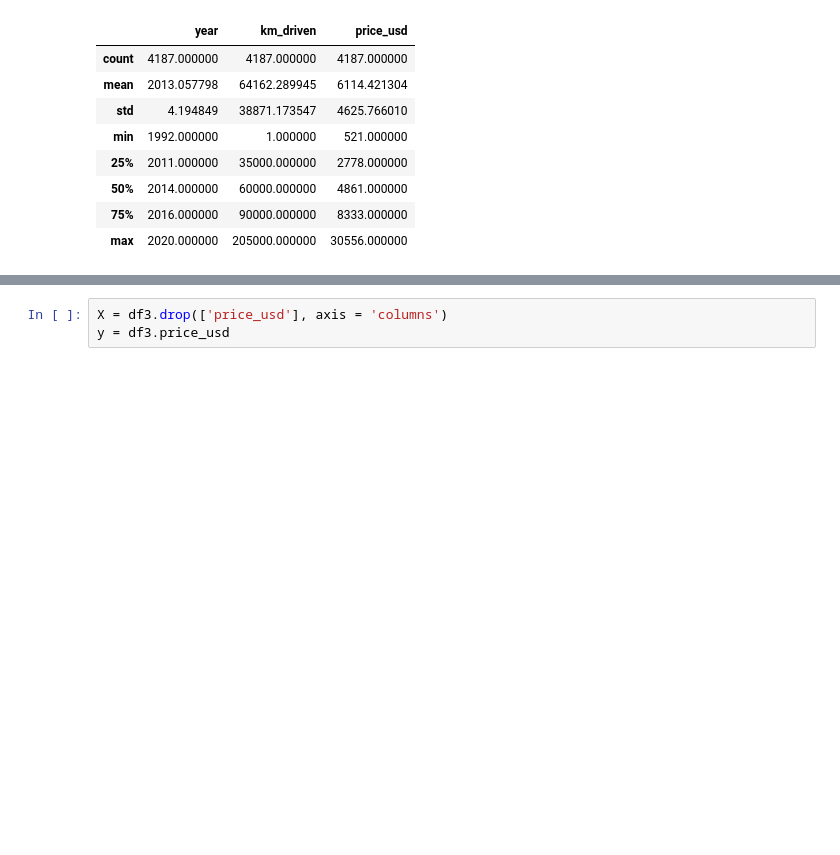
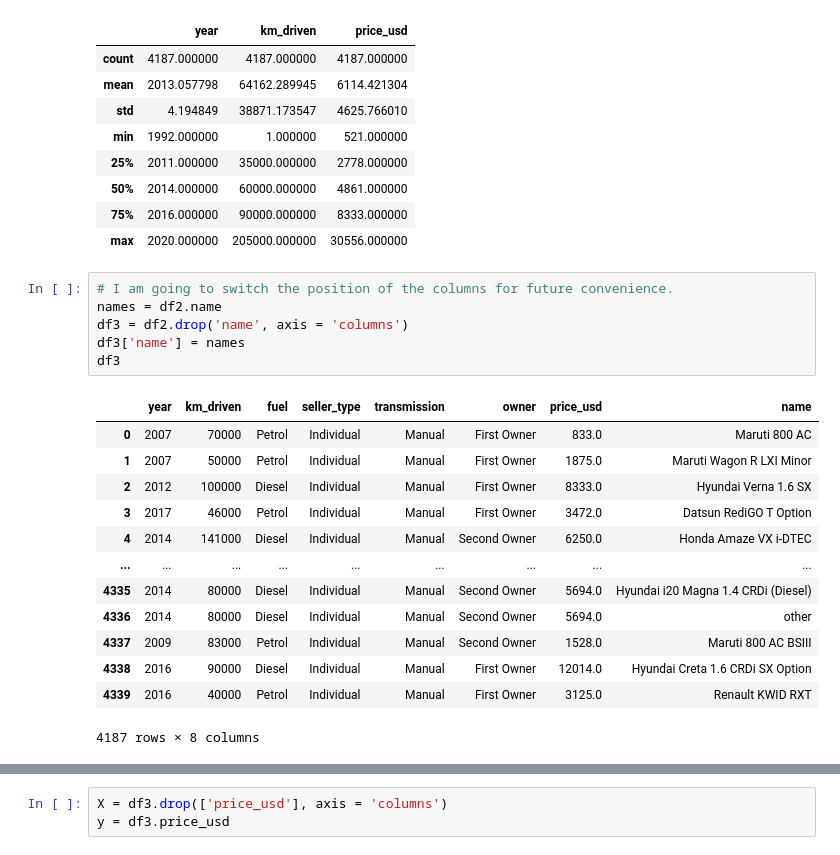
Before and after one commit to juanmir227/ML-DL, a Jupyter notebook: Portfolio Projects/Regression/model/prices.ipynb, the cells around one changed output, grey strips where cells are left out. Drawn from its saved outputs; the diff is of its cells as text; blank space fills up the shorter version.

```diff
--- a/Portfolio Projects/Regression/model/prices.ipynb
+++ b/Portfolio Projects/Regression/model/prices.ipynb
@@ -195,5 +195,25 @@ df2.describe()
 | 50% | 2014.000000 | 60000.000000 | 4861.000000 |
 | 75% | 2016.000000 | 90000.000000 | 8333.000000 |
 | max | 2020.000000 | 205000.000000 | 30556.000000 |
+# %%
+# I am going to switch the position of the columns for future convenience.
+names = df2.name
+df3 = df2.drop('name', axis = 'columns')
+df3['name'] = names
+df3
+# %% [output]
+|  | year | km_driven | fuel | seller_type | transmission | owner | price_usd | name |
+| 0 | 2007 | 70000 | Petrol | Individual | Manual | First Owner | 833.0 | Maruti 800 AC |
+| 1 | 2007 | 50000 | Petrol | Individual | Manual | First Owner | 1875.0 | Maruti Wagon R LXI Minor |
+| 2 | 2012 | 100000 | Diesel | Individual | Manual | First Owner | 8333.0 | Hyundai Verna 1.6 SX |
+| 3 | 2017 | 46000 | Petrol | Individual | Manual | First Owner | 3472.0 | Datsun RediGO T Option |
+| 4 | 2014 | 141000 | Diesel | Individual | Manual | Second Owner | 6250.0 | Honda Amaze VX i-DTEC |
+| ... | ... | ... | ... | ... | ... | ... | ... | ... |
+| 4335 | 2014 | 80000 | Diesel | Individual | Manual | Second Owner | 5694.0 | Hyundai i20 Magna 1.4 CRDi (Diesel) |
+| 4336 | 2014 | 80000 | Diesel | Individual | Manual | Second Owner | 5694.0 | other |
+| 4337 | 2009 | 83000 | Petrol | Individual | Manual | Second Owner | 1528.0 | Maruti 800 AC BSIII |
+| 4338 | 2016 | 90000 | Diesel | Individual | Manual | First Owner | 12014.0 | Hyundai Creta 1.6 CRDi SX Option |
+| 4339 | 2016 | 40000 | Petrol | Individual | Manual | First Owner | 3125.0 | Renault KWID RXT |
+4187 rows × 8 columns
 # %%
 # I shall now begin working on the features to improve the accuracy of my model
```
Also changed, not shown: parts of 6 cells of this notebook, 7 other files.
